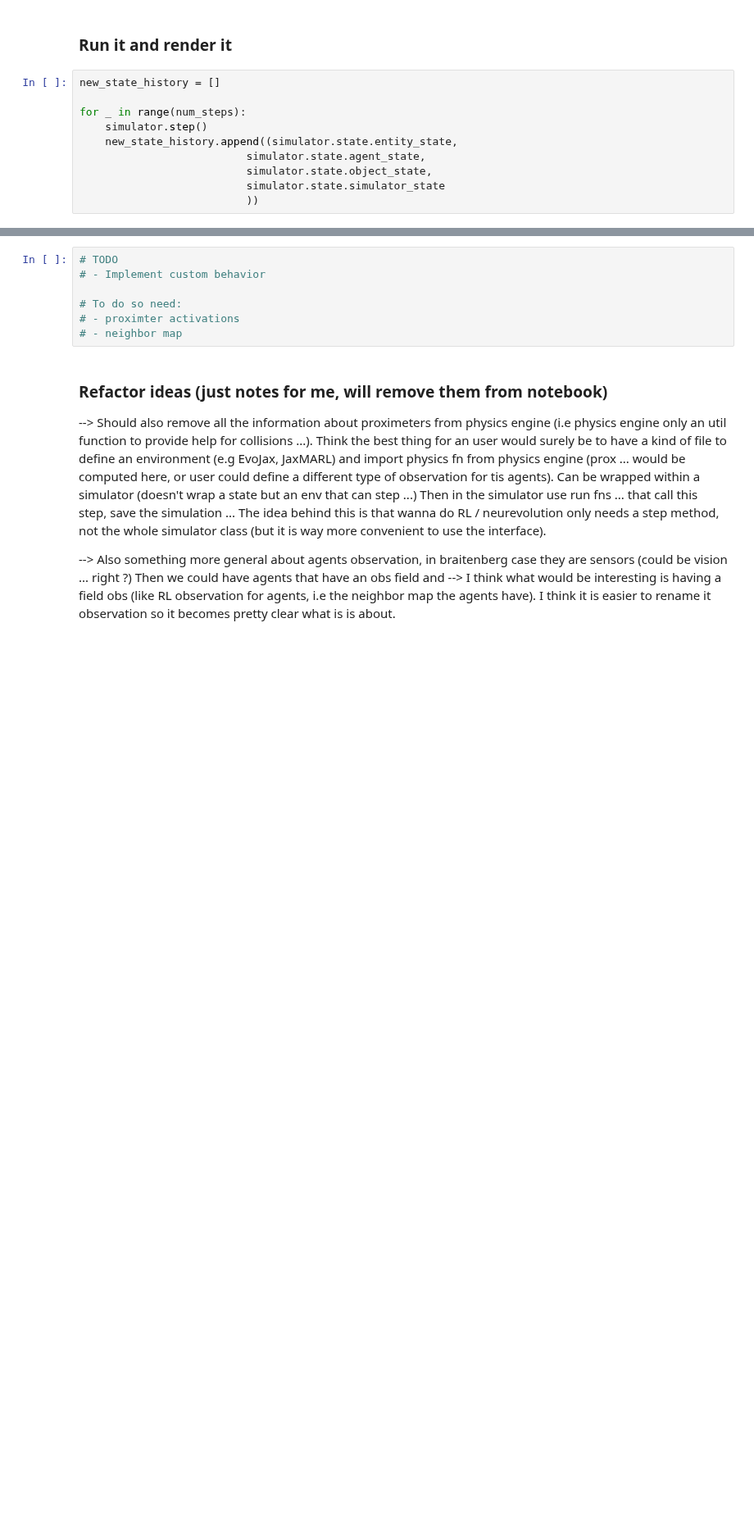
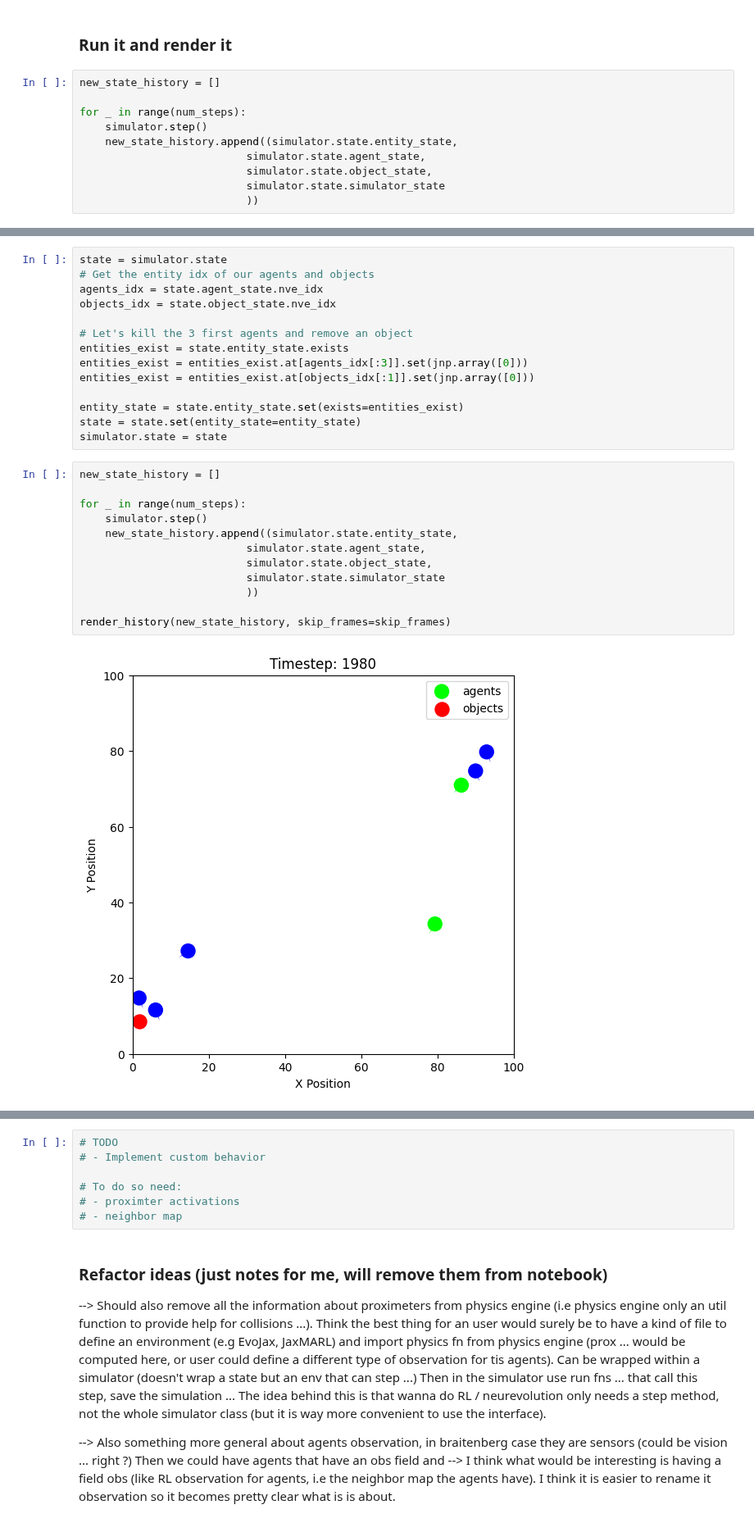
Before and after one commit to clement-moulin-frier/vivarium, a Jupyter notebook: notebooks/simulator_tutorial.ipynb, the cells around one changed output, grey strips where cells are left out. Shown at 82% size. Drawn from its saved outputs; the diff is of its cells as text; blank space fills up the shorter version.

Commit message:
Added 'add and remove entities' section and clean typos

```diff
--- a/notebooks/simulator_tutorial.ipynb
+++ b/notebooks/simulator_tutorial.ipynb
@@ -441,0 +446,28 @@ To implement custom agents behaviors, we need to set them to manual mode ...
+# %%
+state = simulator.state
+# Get the entity idx of our agents and objects
+agents_idx = state.agent_state.nve_idx
+objects_idx = state.object_state.nve_idx
+
+# Let's kill the 3 first agents and remove an object
+entities_exist = state.entity_state.exists
+entities_exist = entities_exist.at[agents_idx[:3]].set(jnp.array([0]))
+entities_exist = entities_exist.at[objects_idx[:1]].set(jnp.array([0]))
+
+entity_state = state.entity_state.set(exists=entities_exist)
+state = state.set(entity_state=entity_state)
+simulator.state = state
+# %%
+new_state_history = []
+
+for _ in range(num_steps):
+    simulator.step()
+    new_state_history.append((simulator.state.entity_state,
+                          simulator.state.agent_state,
+                          simulator.state.object_state,
+                          simulator.state.simulator_state
+                          ))
+
+render_history(new_state_history, skip_frames=skip_frames)
+# %% [output]
+[figure, added]
```
Also changed, not shown: parts of 15 cells of this notebook.
